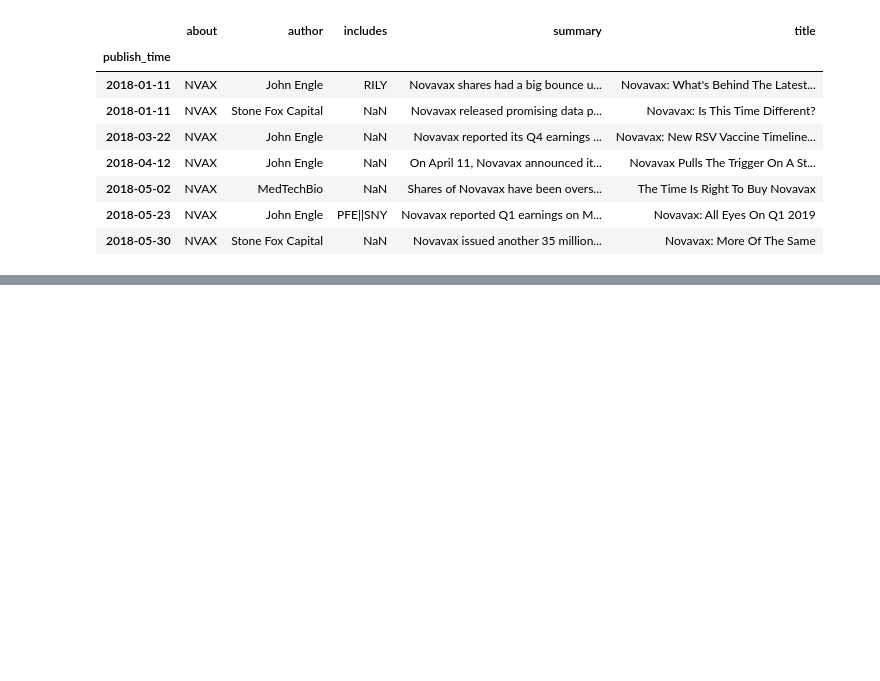
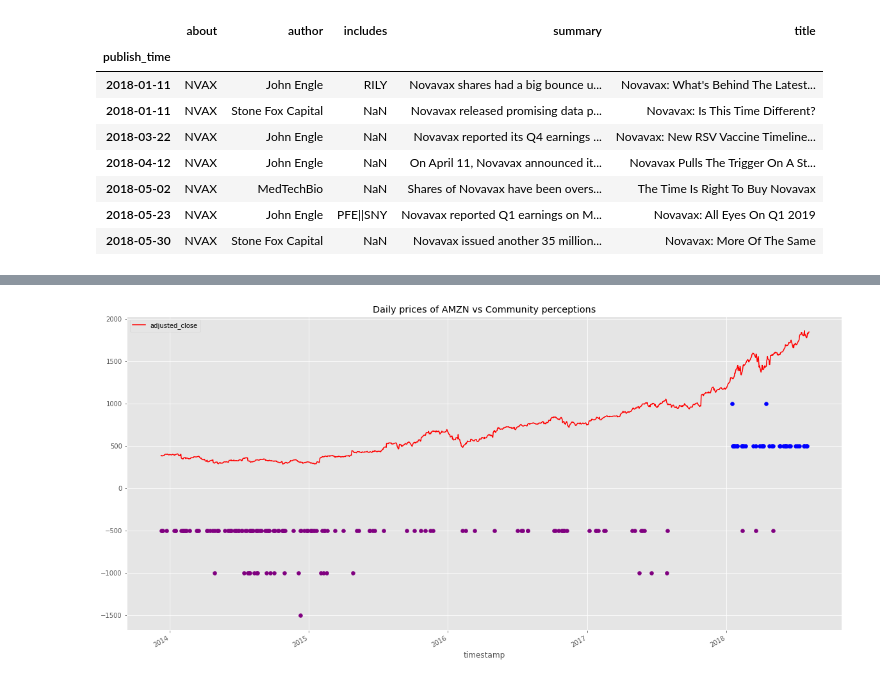
Before and after one commit to FangyeShi/Web_Scraping, a Jupyter notebook: data_cleaning_and_analysis.ipynb, the cells around one changed output, grey strips where cells are left out. Cells and saved outputs as stored; diff of their text form; code cells hidden in the pictures; blank space fills up the shorter version.

```diff
--- a/data_cleaning_and_analysis.ipynb
+++ b/data_cleaning_and_analysis.ipynb
@@ -331,0 +364,9 @@ total_flat = pd.merge(long_flat, short_flat, how='outer', on ='publish_time')
+# %%
+# Plot historical price.
+# On the same plot, draw a scatter plot indicates number of long/short ideas each day.
+amzn.loc[amzn.index>='2013-12-09'][['adjusted_close']].plot(color = 'red', title = 'Daily prices of AMZN vs Community perceptions')
+plt.scatter(data_flat.index,data_flat.AMZN_L,color='blue')
+plt.scatter(data_flat.index,data_flat.AMZN_S,color='purple')
+plt.show()
+# %% [output]
+[figure, added]
```
Also changed, not shown: parts of 20 cells of this notebook.
